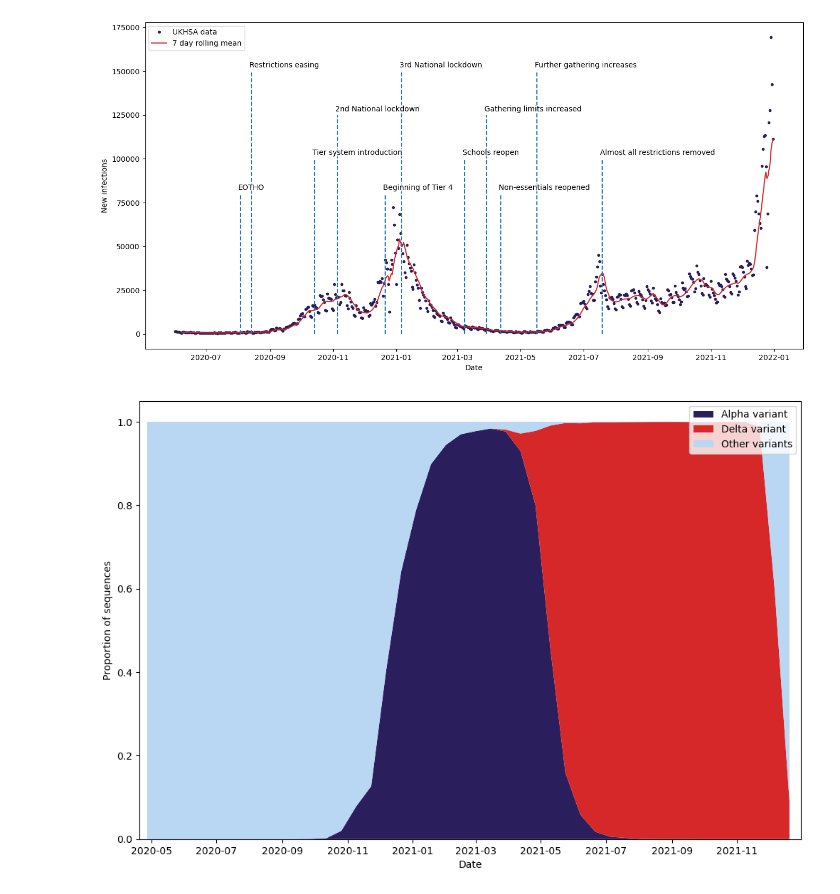
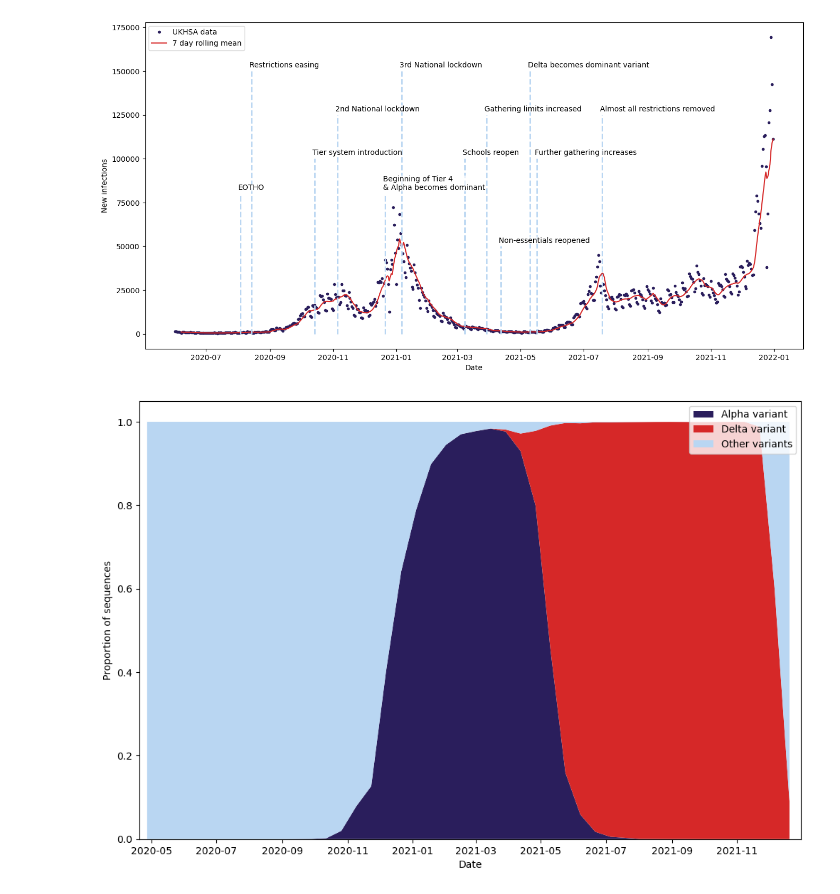
Before and after one commit to joshlooks/COVIDews, a Jupyter notebook: intro_plots.ipynb, the cells around one changed output. Drawn from its saved outputs; the diff is of its cells as text; code cells hidden in the pictures.

Commit message:
update plots and notebooks

```diff
--- a/intro_plots.ipynb
+++ b/intro_plots.ipynb
@@ -14,39 +14,39 @@ cases20 = cases20[['date','area_code','area_name','value']]
 cases20_additional = pd.read_csv('Data/ltla_2023-12-14.csv')
 cases20_additional.rename(columns={'newCasesBySpecimenDate':'value','areaCode':'area_code','areaName':'area_name'},inplace=True)
 cases20_additional.drop(columns='areaType',inplace=True)
 cases20_additional = cases20_additional[cases20_additional['area_name'].isin(cases20['area_name'].values)]
 cases20 = pd.concat([cases20,cases20_additional])
 # Rename columns and take weekly incidence instead of daily
 cases = pd.concat([cases20,cases21])
 cases['date'] = pd.to_datetime(cases['date'])
 cases_total = cases.groupby('date').sum().reset_index()[['date','value']]
 cases_total['rolling'] = cases_total['value'].rolling(7).mean()
 cases_total.set_index('date')
 
 # Incidence plot with key timeline events/expected bifurcations
 fig, ax = plt.subplots(figsize=(16,8))
 ax.plot(cases_total['date'],cases_total['value'],".",label="UKHSA data",color='#2A1E5C')
 ax.plot(cases_total['date'],cases_total['rolling'],label="7 day rolling mean",color='#D62828')
 
-locs = ['2020-08-03','2020-08-14','2020-10-14','2020-11-05','2020-12-21','2021-01-06','2021-03-08','2021-03-29','2021-04-12','2021-05-17','2021-07-19']
+locs = ['2020-08-03','2020-08-14','2020-10-14','2020-11-05','2020-12-21','2021-01-06','2021-03-08','2021-03-29','2021-04-12','2021-05-10','2021-05-17','2021-07-19']
 locs = np.array(locs, dtype='datetime64')
-labs = ['EOTHO','Restrictions easing','Tier system introduction','2nd National lockdown','Beginning of Tier 4',
-        '3rd National lockdown','Schools reopen','Gathering limits increased','Non-essentials reopened','Further gathering increases','Almost all restrictions removed']
-heights = [80000,150000,100000,125000,80000,150000,100000,125000,80000,150000,100000]
-ax.vlines(locs,ymin = 0, ymax = [80000,150000,100000,125000,80000,150000,100000,125000,80000,150000,100000], linestyle='--')
+labs = ['EOTHO','Restrictions easing','Tier system introduction','2nd National lockdown','Beginning of Tier 4\n& Alpha becomes dominant',
+        '3rd National lockdown','Schools reopen','Gathering limits increased','Non-essentials reopened','Delta becomes dominant variant','Further gathering increases','Almost all restrictions removed']
+heights = [80000,150000,100000,125000,80000,150000,100000,125000,50000,150000,100000,125000]
+ax.vlines(locs,ymin = 0, ymax = heights, linestyle='--',color='#B9D6F2',lw=2)
 for date, lab, ht in zip(locs, labs, heights):
     ax.annotate(lab, xy=(date, ht),
                 xytext=(-3, np.sign(ht)*3), textcoords="offset points",
                 verticalalignment="bottom",
                 weight="normal",
                 bbox=dict(boxstyle='square', pad=0, lw=0, fc=(1, 1, 1, 0.7)))
 ax.set_xlabel('Date')
 ax.set_ylabel('New infections')
 plt.legend()
 plt.savefig('Figures/covidtimeline.pdf',dpi=2400,bbox_inches='tight')
 plt.show()
 # %% [output]
-[figure, old version]
+[figure, new version]
 # %%
 with open('Data/hodcroftlab_covariants_master_web_public_data_perCountryData.json') as f:
     variants = json.load(f)
```
Also changed, not shown: parts of 1 cell of this notebook, 13 other files.
